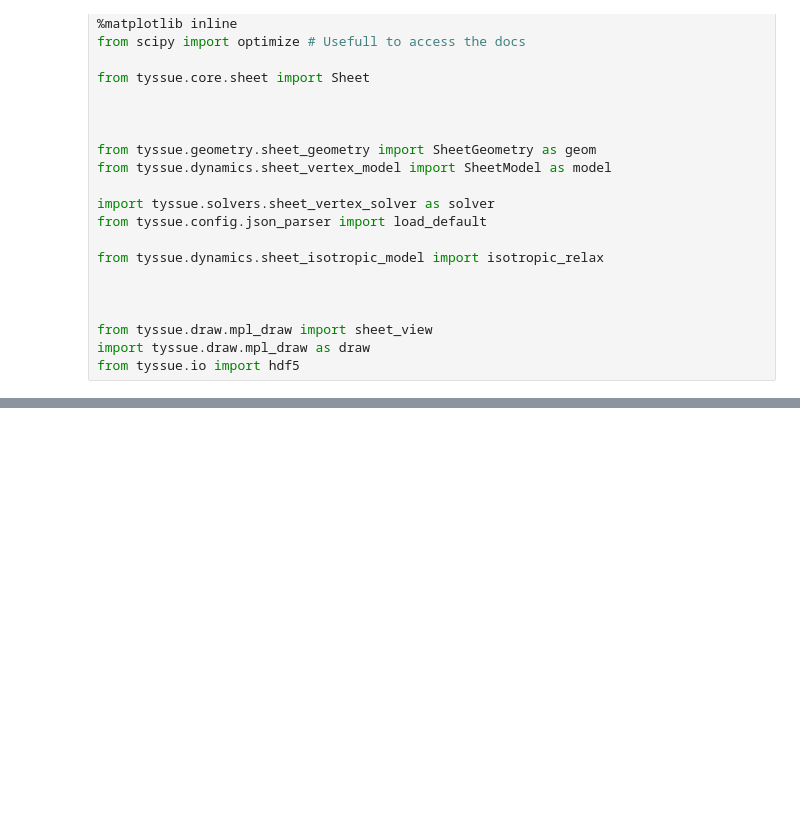
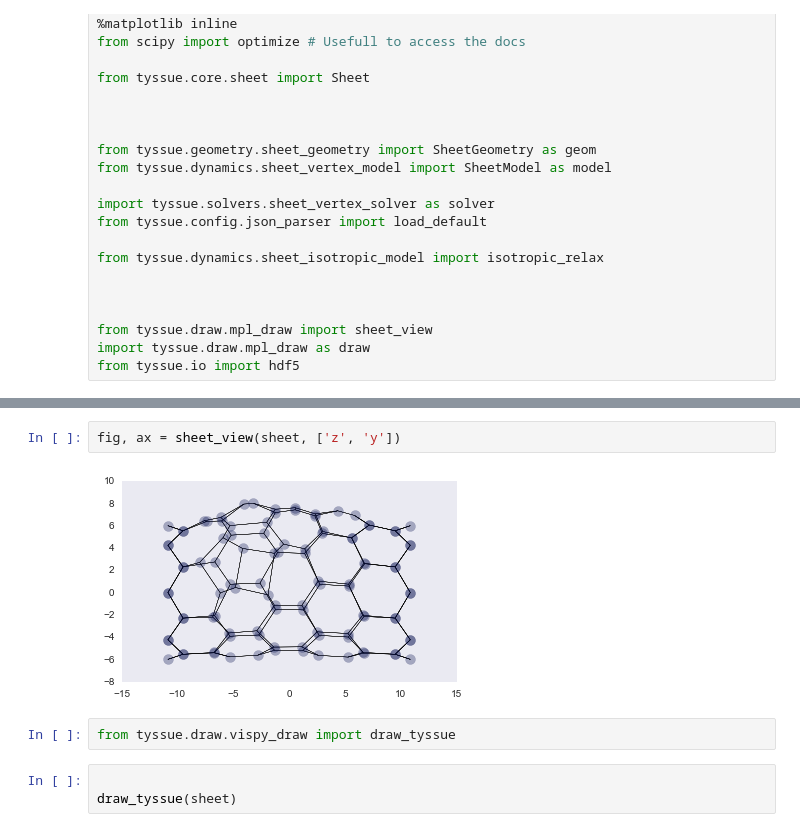
Before and after one commit to DamCB/tyssue, a Jupyter notebook: notebooks/dynamics/Cell Division.ipynb, the cells around one changed output, grey strips where cells are left out. Cells and saved outputs as stored; diff of their text form; blank space fills up the shorter version.

```diff
--- a/notebooks/dynamics/Cell Division.ipynb
+++ b/notebooks/dynamics/Cell Division.ipynb
@@ -80,0 +102,9 @@ True
+# %%
+fig, ax = sheet_view(sheet, ['z', 'y'])
+# %% [output]
+[figure, added]
+# %%
+from tyssue.draw.vispy_draw import draw_tyssue
+# %%
+
+draw_tyssue(sheet)
```
Also changed, not shown: parts of 5 cells of this notebook, 14 other files.
